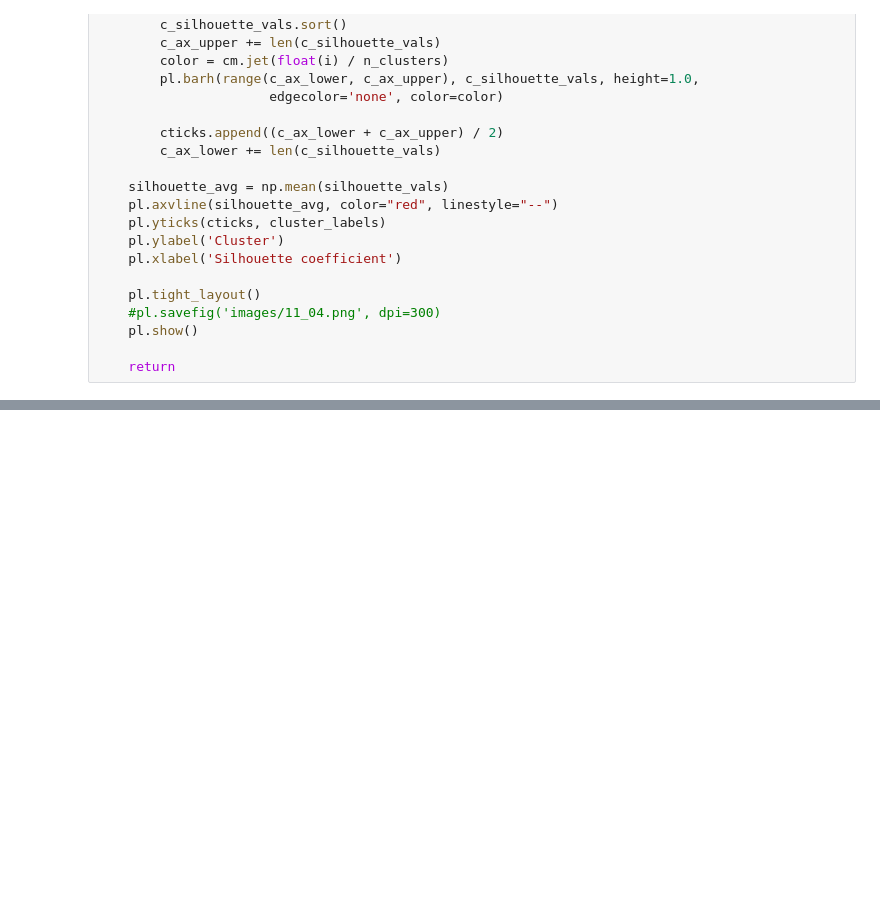
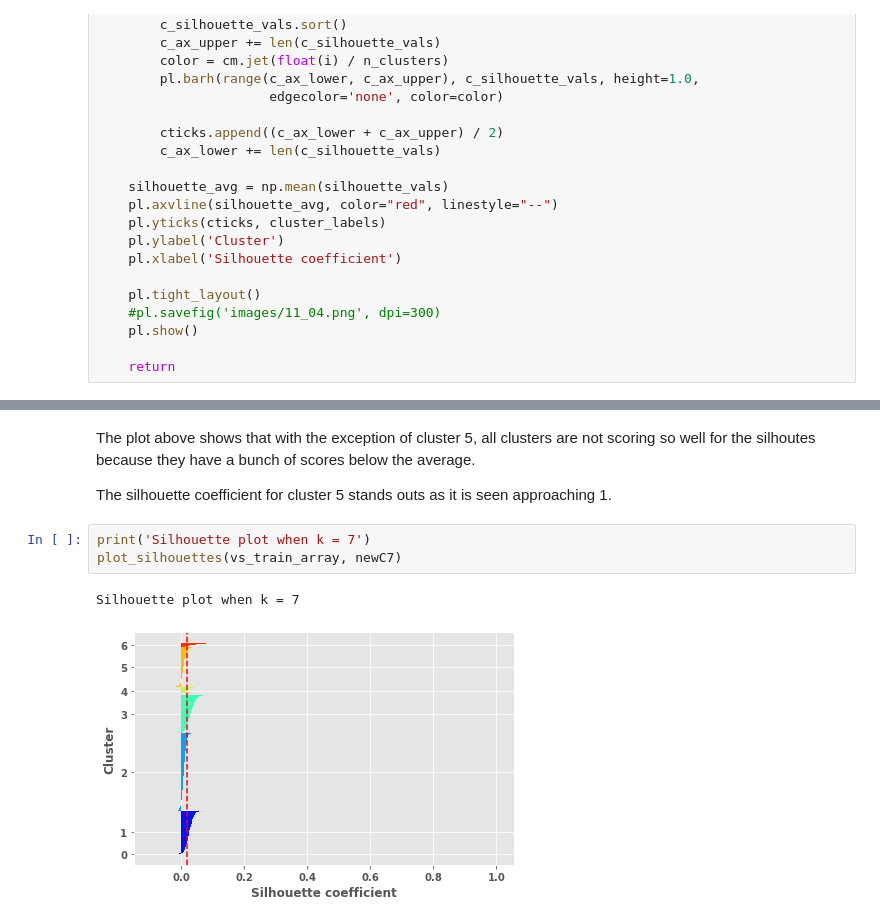
Before and after one commit to Ron256/DSC478MachineLearning, a Jupyter notebook: Notebooks/HomeWorkAssignments/ProgrammingMachineLearningAppsAssignment2_Clustering.ipynb, the cells around one changed output, grey strips where cells are left out. Drawn from its saved outputs; the diff is of its cells as text; blank space fills up the shorter version.

```diff
--- a/Notebooks/HomeWorkAssignments/ProgrammingMachineLearningAppsAssignment2_Clustering.ipynb
+++ b/Notebooks/HomeWorkAssignments/ProgrammingMachineLearningAppsAssignment2_Clustering.ipynb
@@ -976,0 +901,9 @@ def plot_silhouettes(data, clusters, metric='cosine'):
+# %% [markdown]
+<p>The plot above shows that with the exception of cluster 5, all clusters are not scoring so well for the silhoutes because they have a bunch of scores below the average.</p>
+<p>The silhouette coefficient for cluster 5 stands outs as it is seen approaching 1.</p>
+# %%
+print('Silhouette plot when k = 7')
+plot_silhouettes(vs_train_array, newC7)
+# %% [output]
+Silhouette plot when k = 7
+[figure, added]
```
Also changed, not shown: parts of 93 cells of this notebook.
